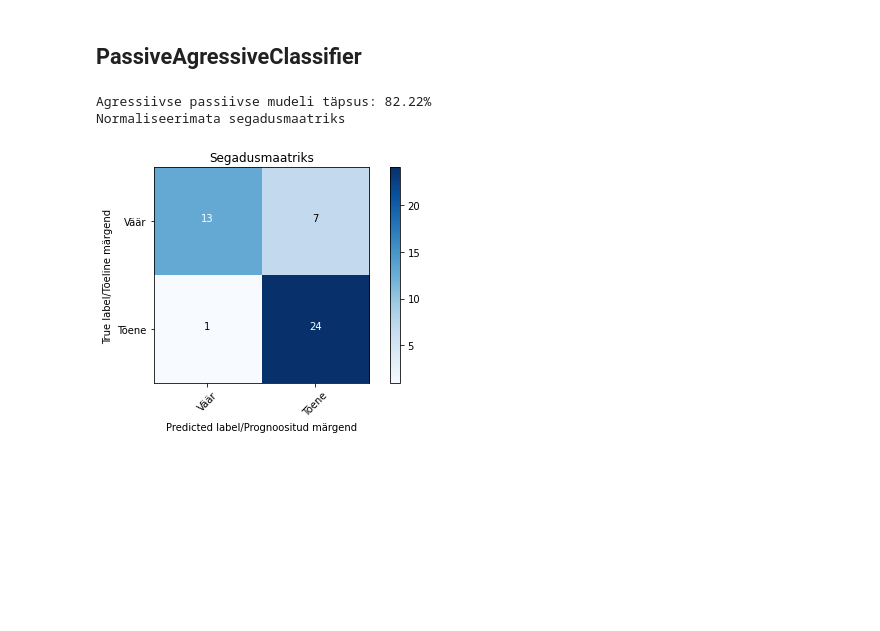
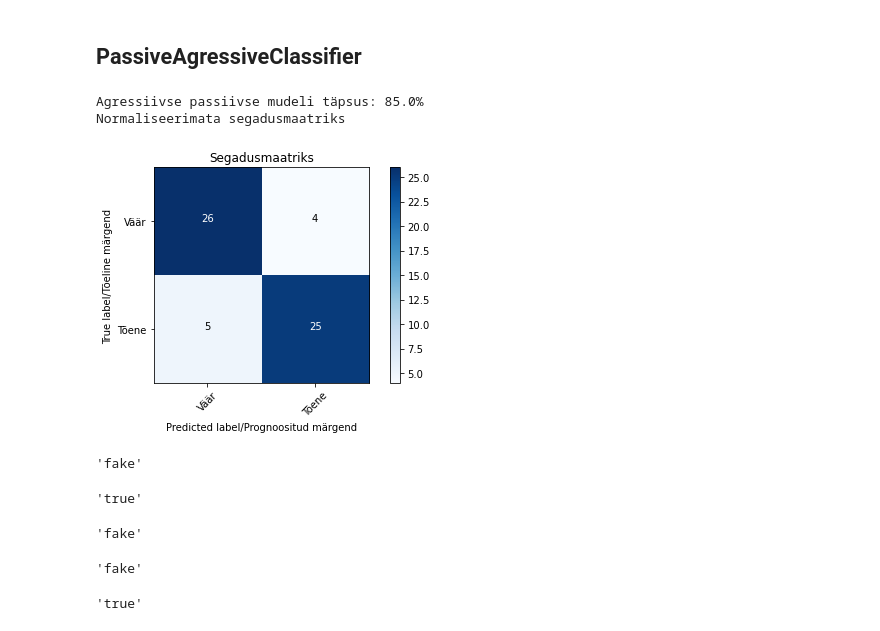
Before and after one commit to anneliisramson/eestikeelsed-uudised, a Jupyter notebook: 07 Väärinfo_mudelid.ipynb, the cells around one changed output. Drawn from its saved outputs; the diff is of its cells as text; code cells hidden in the pictures; blank space fills up the shorter version.

```diff
--- a/07 Väärinfo_mudelid.ipynb
+++ b/07 Väärinfo_mudelid.ipynb
@@ -273,26 +273,51 @@ Normaliseerimata segadusmaatriks
 # %%
 from sklearn.linear_model import PassiveAggressiveClassifier
 
 # TF-IDF vektoriseerija rakendamine
-tfidf_vectorizer=TfidfVectorizer(tokenizer = tokenize_with_estnltk)# stop_words = stopsõnad_uus)
+tfidf_vectorizer=TfidfVectorizer() #tokenizer = lemmatize_with_estnltk, stop_words = stopsõnad_uus)
 
 # fit and transform train set, transform test set
 tfidf_train=tfidf_vectorizer.fit_transform(X_train)
 tfidf_test=tfidf_vectorizer.transform(X_test)
 
 # Passiivse agressiivse klassifitseerija rakendamine
 pac=PassiveAggressiveClassifier(max_iter=50)
 
 # Mudeli sobitamine
 pac.fit(tfidf_train,y_train)
 
 # Prognoosimine
 prediction=pac.predict(tfidf_test)
 score=accuracy_score(y_test,prediction)
 print(f'Agressiivse passiivse mudeli täpsus: {round(score*100,2)}%')
 cm = metrics.confusion_matrix(y_test, prediction)
 plot_confusion_matrix(cm, classes=['Väär', 'Tõene'])
 # %% [output]
-Agressiivse passiivse mudeli täpsus: 82.22%
+Agressiivse passiivse mudeli täpsus: 85.0%
 Normaliseerimata segadusmaatriks
-[figure, old version]
+[figure, new version]
+# %%
+txt1 = ['Maa on lame!']
+pac.predict(tfidf_vectorizer.transform(txt1))[0]
+# %% [output]
+'fake'
+# %%
+txt2 = ['Praegu on talv. Varsti on Jõulud.']
+pac.predict(tfidf_vectorizer.transform(txt2))[0]
+# %% [output]
+'true'
+# %%
+txt3 = ['Maailma valitsevad ja juhivad kaugest galaktikast pärit roomajad. Nendel roomajatel on arvatavalt võime võtta inimkuju. Nad on Maa sisemuses asuvate jumalate rass ja nad on tulnud valguse kätte selleks, et Maad valitseda. Neid roomajaid on väga vähe, seepärast võtavadki nad meie planeedi oma kontrolli alla aeglaselt ja salaja.']
+pac.predict(tfidf_vectorizer.transform(txt3))[0]
+# %% [output]
+'fake'
+# %%
+txt4 = ['Globaalne soojenemine on jama. Selle teooria pooldajad väidavad, et teadlastel ei ole tõendeid selle kohta, et inimesed on põhjapooluse sulamise ja globaalse soojenemise peamine põhjus. Arvatakse, et teadlased on selle väite välja mõtelnud, et saada rohkem raha, mida siis oma vajadusteks kulutada, lastes paista, et nad otsivad lahendust atmosfääri soojenemise takistamiseks.']
+pac.predict(tfidf_vectorizer.transform(txt4))[0]
+# %% [output]
+'fake'
+# %%
+txt5 = ['Arktika on meie planeedi kõige kiiremini soojenev ala. Põhja-Jäämere triivjää sulab kiiresti. Tänapäeval ei saa me enam öelda, et Arktika soojeneb umbes kaks korda kiiremini kui terve maailm. See soojeneb juba maailmast kolm korda ja kohati veelgi kiiremini. 2020. aasta ei ole erand.']
+pac.predict(tfidf_vectorizer.transform(txt5))[0]
+# %% [output]
+'true'
```
Also changed, not shown: parts of 9 cells of this notebook, 1 other file.
